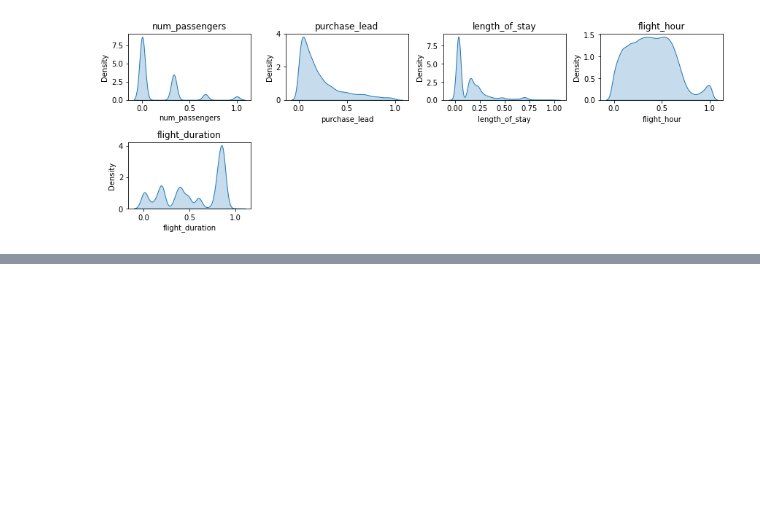
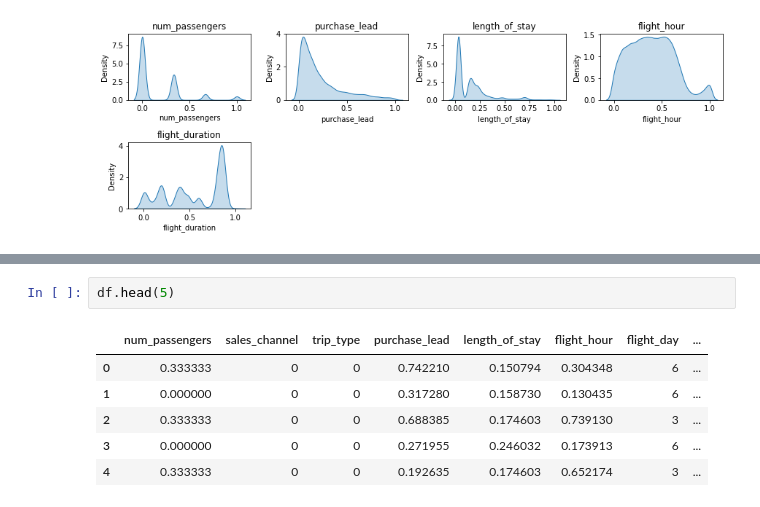
Before and after one commit to BhuvanJoshi007/British_airways_ML_classification, a Jupyter notebook: BA_Machine_learning.ipynb, the cells around one changed output, grey strips where cells are left out. Cells and saved outputs as stored; diff of their text form; blank space fills up the shorter version.

```diff
--- a/BA_Machine_learning.ipynb
+++ b/BA_Machine_learning.ipynb
@@ -343,0 +418,9 @@ plt.show()
+# %%
+df.head(5)
+# %% [output]
+|  | num_passengers | sales_channel | trip_type | purchase_lead | length_of_stay | flight_hour | flight_day | ... |
+| 0 | 0.333333 | 0 | 0 | 0.742210 | 0.150794 | 0.304348 | 6 | ... |
+| 1 | 0.000000 | 0 | 0 | 0.317280 | 0.158730 | 0.130435 | 6 | ... |
+| 2 | 0.333333 | 0 | 0 | 0.688385 | 0.174603 | 0.739130 | 3 | ... |
+| 3 | 0.000000 | 0 | 0 | 0.271955 | 0.246032 | 0.173913 | 6 | ... |
+| 4 | 0.333333 | 0 | 0 | 0.192635 | 0.174603 | 0.652174 | 3 | ... |
```
Also changed, not shown: parts of 12 cells of this notebook.
